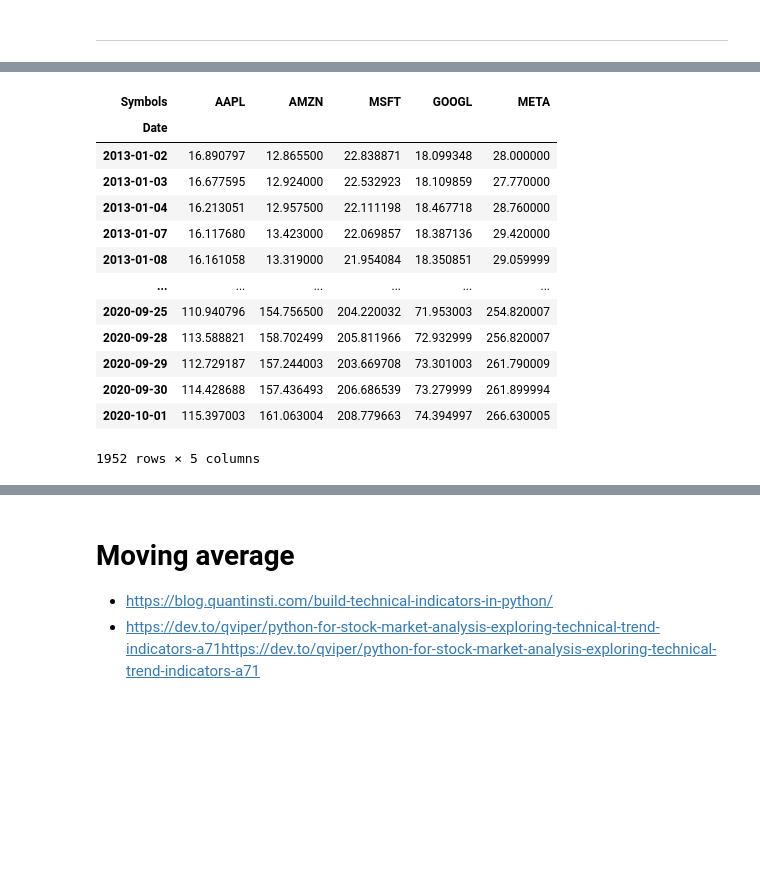
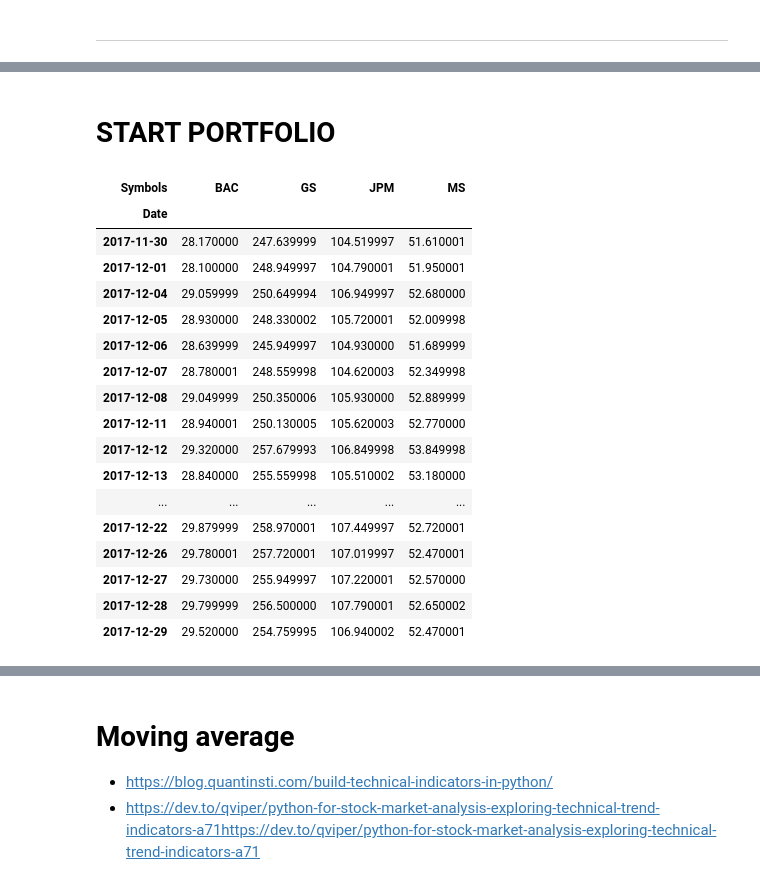
Before and after one commit to fred-aiello/Python-Test, a Jupyter notebook: Risks_Indicators.ipynb, the cells around one changed output, grey strips where cells are left out. Drawn from its saved outputs; the diff is of its cells as text; code cells hidden in the pictures; blank space fills up the shorter version.

```diff
--- a/Risks_Indicators.ipynb
+++ b/Risks_Indicators.ipynb
@@ -18,24 +77,31 @@ import datetime as dt
+# %% [markdown]
+# START PORTFOLIO
 # %%
-start = dt.datetime(2013, 1, 1) #(1980, 1, 1)
-end = dt.datetime(2020, 10, 1)
+start = dt.datetime(2017, 11,30) #1980, 1, 1)
+end = dt.datetime(2017, 12, 31)
 
-tickers = ['AAPL', 'AMZN', 'MSFT', 'GOOGL','META']
-stocks = web.DataReader(tickers,
-                        'yahoo', start, end)['Adj Close']
+tickers = ['BAC', 'GS', 'JPM', 'MS'] #['AAPL', 'NKE', 'GOOGL','AMZN']
+price_data = web.DataReader(tickers,
+                        'yahoo', start, end) ['Close']#['Adj Close']
 
-stocks
+df=price_data.copy()
+df
 # %% [output]
-| Symbols | AAPL | AMZN | MSFT | GOOGL | META |
-| Date |  |  |  |  |  |
-| 2013-01-02 | 16.890797 | 12.865500 | 22.838871 | 18.099348 | 28.000000 |
-| 2013-01-03 | 16.677595 | 12.924000 | 22.532923 | 18.109859 | 27.770000 |
-| 2013-01-04 | 16.213051 | 12.957500 | 22.111198 | 18.467718 | 28.760000 |
-| 2013-01-07 | 16.117680 | 13.423000 | 22.069857 | 18.387136 | 29.420000 |
-| 2013-01-08 | 16.161058 | 13.319000 | 21.954084 | 18.350851 | 29.059999 |
-| ... | ... | ... | ... | ... | ... |
-| 2020-09-25 | 110.940796 | 154.756500 | 204.220032 | 71.953003 | 254.820007 |
-| 2020-09-28 | 113.588821 | 158.702499 | 205.811966 | 72.932999 | 256.820007 |
-| 2020-09-29 | 112.729187 | 157.244003 | 203.669708 | 73.301003 | 261.790009 |
-| 2020-09-30 | 114.428688 | 157.436493 | 206.686539 | 73.279999 | 261.899994 |
-| 2020-10-01 | 115.397003 | 161.063004 | 208.779663 | 74.394997 | 266.630005 |
+| Symbols | BAC | GS | JPM | MS |
+| Date |  |  |  |  |
+| 2017-11-30 | 28.170000 | 247.639999 | 104.519997 | 51.610001 |
+| 2017-12-01 | 28.100000 | 248.949997 | 104.790001 | 51.950001 |
+| 2017-12-04 | 29.059999 | 250.649994 | 106.949997 | 52.680000 |
+| 2017-12-05 | 28.930000 | 248.330002 | 105.720001 | 52.009998 |
+| 2017-12-06 | 28.639999 | 245.949997 | 104.930000 | 51.689999 |
+| 2017-12-07 | 28.780001 | 248.559998 | 104.620003 | 52.349998 |
+| 2017-12-08 | 29.049999 | 250.350006 | 105.930000 | 52.889999 |
+| 2017-12-11 | 28.940001 | 250.130005 | 105.620003 | 52.770000 |
+| 2017-12-12 | 29.320000 | 257.679993 | 106.849998 | 53.849998 |
+| 2017-12-13 | 28.840000 | 255.559998 | 105.510002 | 53.180000 |
+| ... | ... | ... | ... | ... |
+| 2017-12-22 | 29.879999 | 258.970001 | 107.449997 | 52.720001 |
+| 2017-12-26 | 29.780001 | 257.720001 | 107.019997 | 52.470001 |
+| 2017-12-27 | 29.730000 | 255.949997 | 107.220001 | 52.570000 |
+| 2017-12-28 | 29.799999 | 256.500000 | 107.790001 | 52.650002 |
+| 2017-12-29 | 29.520000 | 254.759995 | 106.940002 | 52.470001 |
-1952 rows × 5 columns
```
Also changed, not shown: parts of 40 cells of this notebook, 1 other file.
